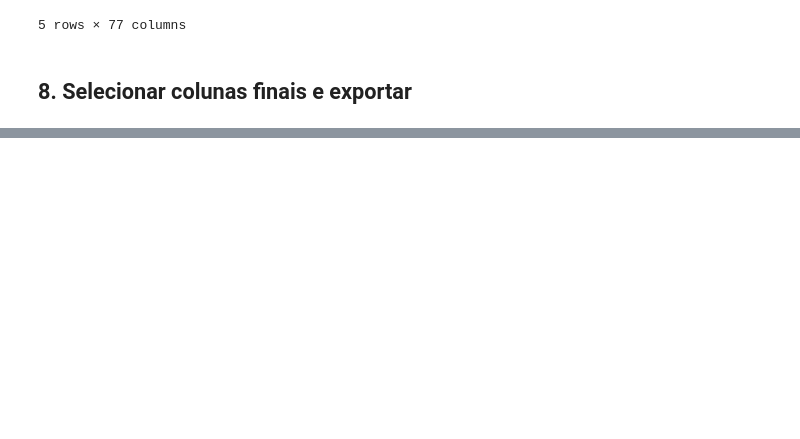
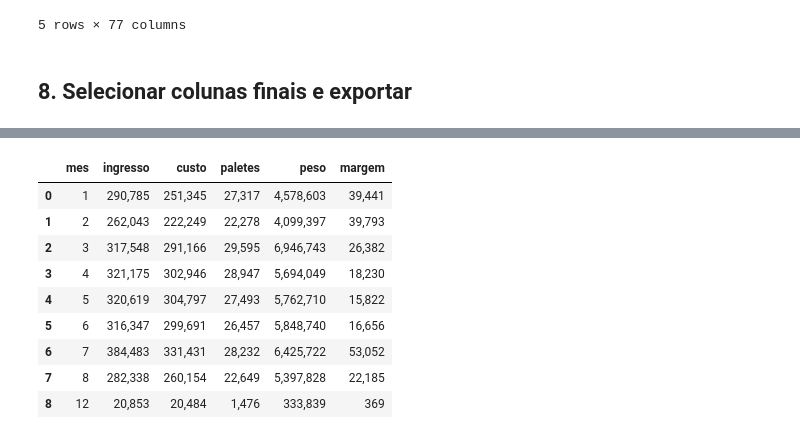
Before and after one commit to ruben-filipe-rocha/Salvesen, a Jupyter notebook: 02.Analise_Financeira/01_Fin_PBI_MAC_excel.ipynb, the cells around one changed output, grey strips where cells are left out. Cells and saved outputs as stored; diff of their text form; code cells hidden in the pictures; blank space fills up the shorter version.

```diff
--- a/02.Analise_Financeira/01_Fin_PBI_MAC_excel.ipynb
+++ b/02.Analise_Financeira/01_Fin_PBI_MAC_excel.ipynb
@@ -634,0 +561,29 @@ Tamanho: 77.61 MB
+# %%
+resumo_outros_mes = (
+    df[~df["CODACT"].isin(["011", "311", "013"])]
+    .groupby("mes")
+    .agg(
+        ingresso=("INGRESODT", "sum"),
+        custo=("COSTEDT", "sum"),
+        paletes=("PALETS", "sum"),
+        peso=("PESO_BRUTO", "sum"),
+    )
+    .reset_index()
+)
+resumo_outros_mes["margem"] = resumo_outros_mes["ingresso"] - resumo_outros_mes["custo"]
+
+for coluna in ["ingresso", "custo", "margem", "paletes", "peso"]:
+    resumo_outros_mes[coluna] = resumo_outros_mes[coluna].round(0).map("{:,.0f}".format)
+
+resumo_outros_mes
+# %% [output]
+|  | mes | ingresso | custo | paletes | peso | margem |
+| 0 | 1 | 290,785 | 251,345 | 27,317 | 4,578,603 | 39,441 |
+| 1 | 2 | 262,043 | 222,249 | 22,278 | 4,099,397 | 39,793 |
+| 2 | 3 | 317,548 | 291,166 | 29,595 | 6,946,743 | 26,382 |
+| 3 | 4 | 321,175 | 302,946 | 28,947 | 5,694,049 | 18,230 |
+| 4 | 5 | 320,619 | 304,797 | 27,493 | 5,762,710 | 15,822 |
+| 5 | 6 | 316,347 | 299,691 | 26,457 | 5,848,740 | 16,656 |
+| 6 | 7 | 384,483 | 331,431 | 28,232 | 6,425,722 | 53,052 |
+| 7 | 8 | 282,338 | 260,154 | 22,649 | 5,397,828 | 22,185 |
+| 8 | 12 | 20,853 | 20,484 | 1,476 | 333,839 | 369 |
```
Also changed, not shown: parts of 11 cells of this notebook.
